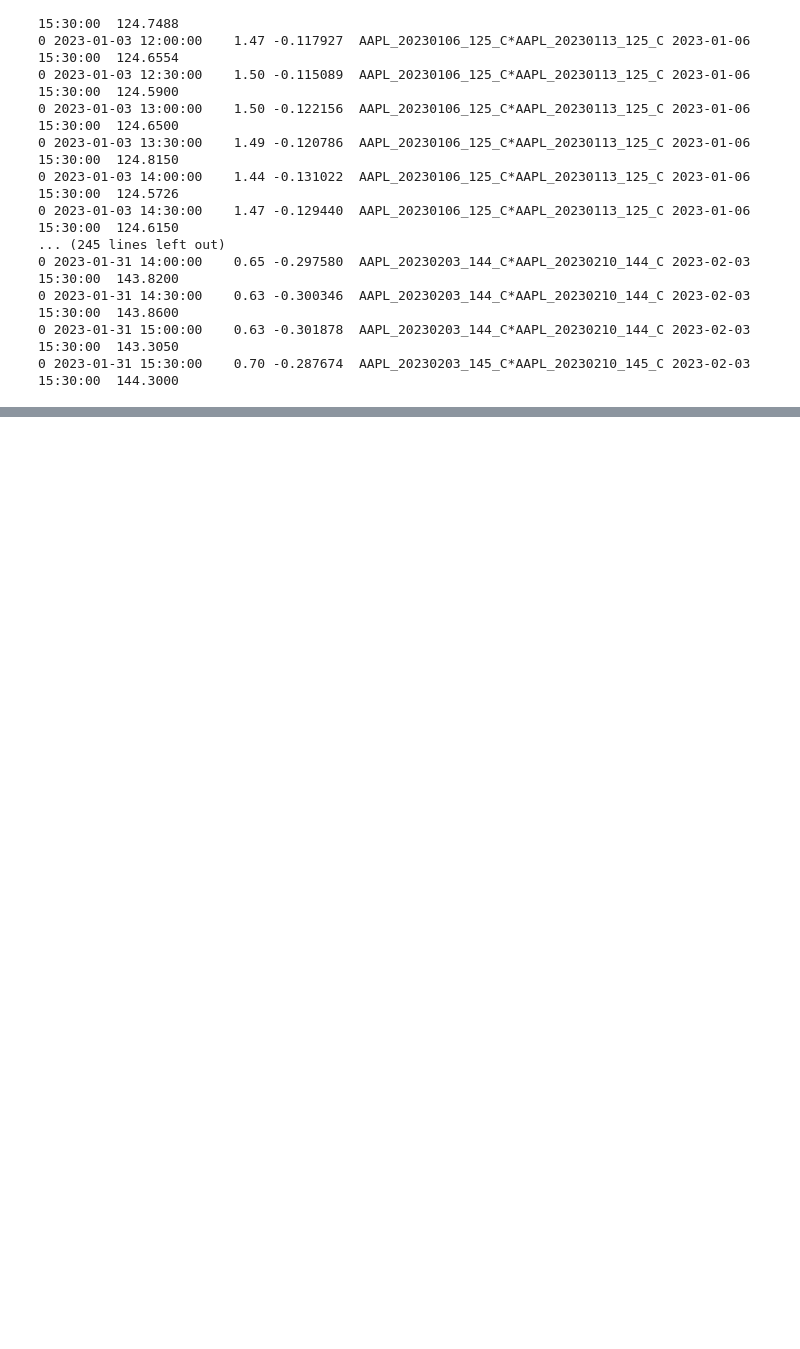
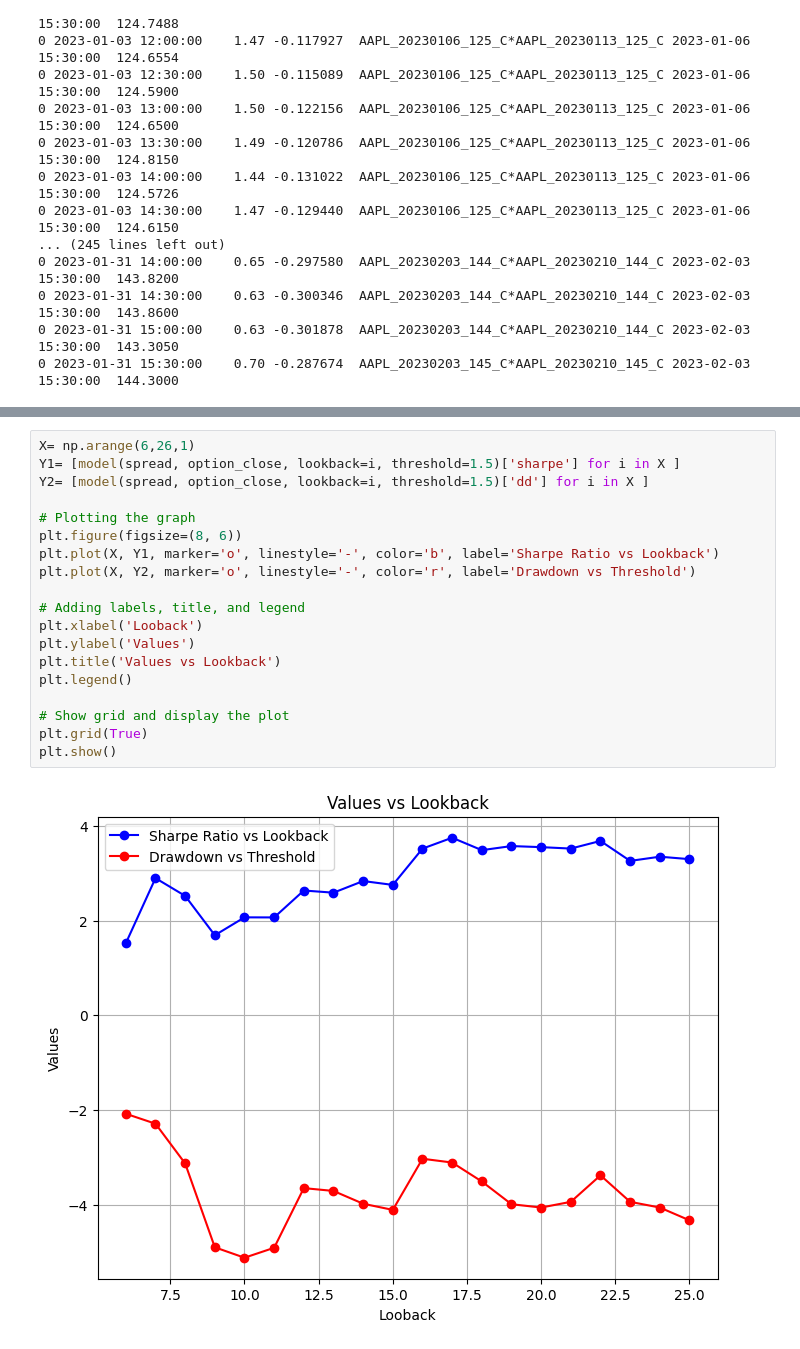
Before and after one commit to hemshah011/calendar-test, a Jupyter notebook: Calendar.ipynb, the cells around one changed output, grey strips where cells are left out. Saved outputs shown, nothing was run; the diff lists cells and outputs as text; blank space fills up the shorter version.

```diff
--- a/Calendar.ipynb
+++ b/Calendar.ipynb
@@ -353 +385,22 @@ print(spread.to_string())
+# %%
+X= np.arange(6,26,1)
+Y1= [model(spread, option_close, lookback=i, threshold=1.5)['sharpe'] for i in X ]
+Y2= [model(spread, option_close, lookback=i, threshold=1.5)['dd'] for i in X ]
+
+# Plotting the graph
+plt.figure(figsize=(8, 6))
+plt.plot(X, Y1, marker='o', linestyle='-', color='b', label='Sharpe Ratio vs Lookback')
+plt.plot(X, Y2, marker='o', linestyle='-', color='r', label='Drawdown vs Threshold')
+
+# Adding labels, title, and legend
+plt.xlabel('Looback')
+plt.ylabel('Values')
+plt.title('Values vs Lookback')
+plt.legend()
+
+# Show grid and display the plot
+plt.grid(True)
+plt.show()
+# %% [output]
+[figure, added]
 # %%
```
Also changed, not shown: parts of 8 cells of this notebook.
